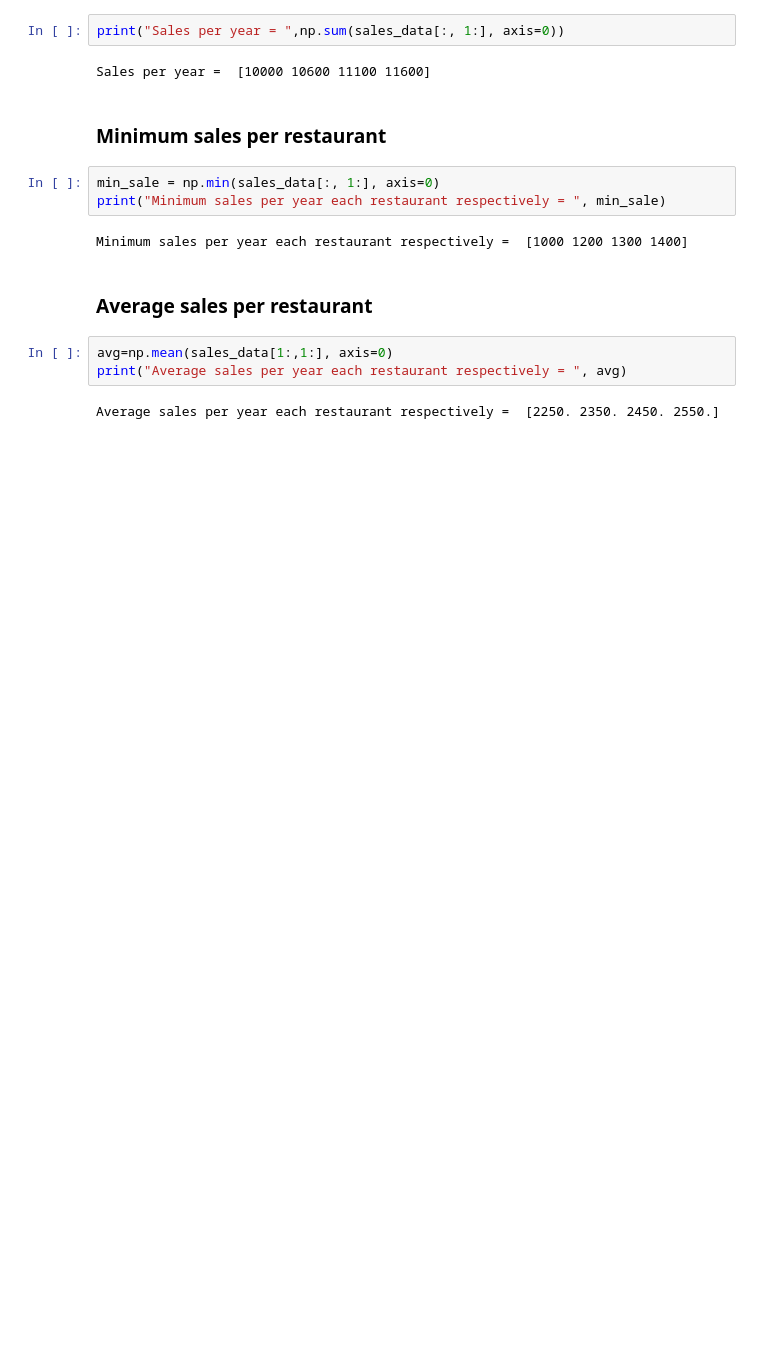
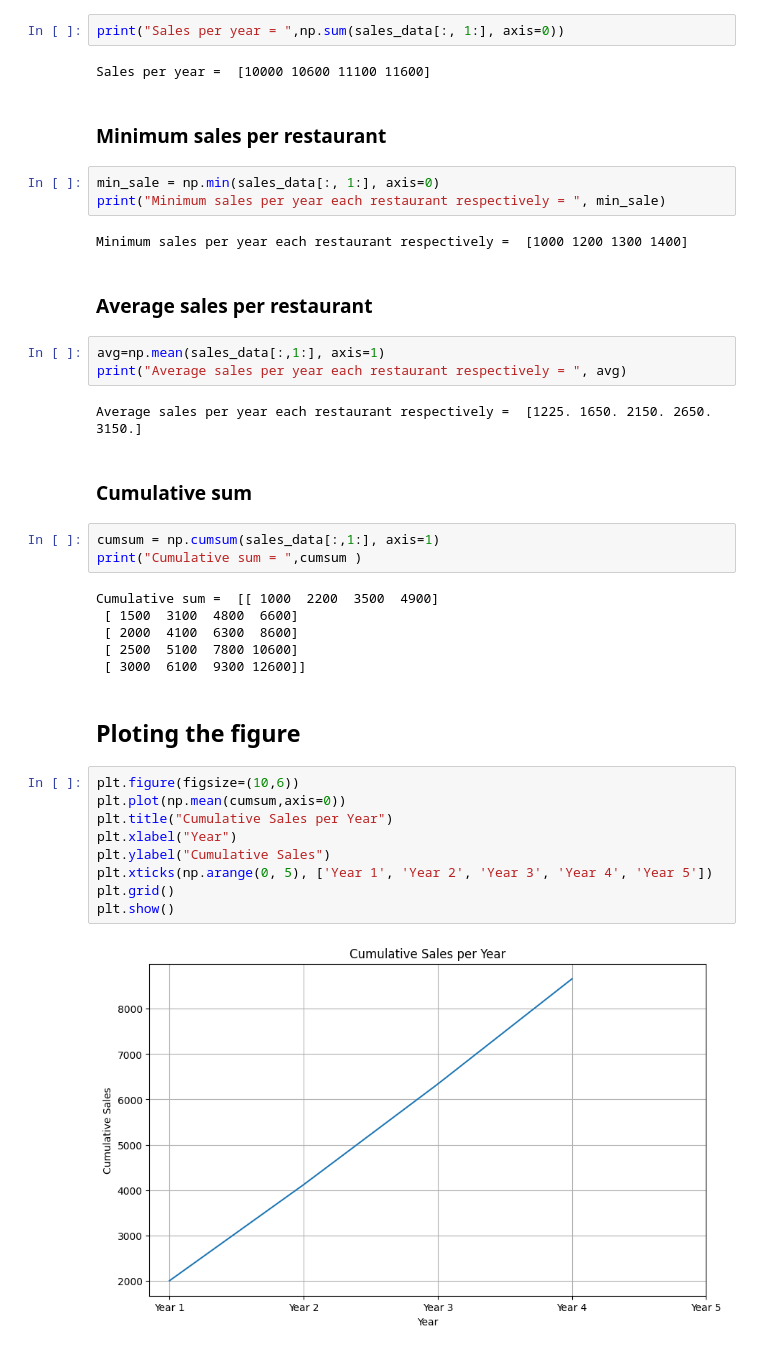
Before and after one commit to Aayushsah6969/Data, a Jupyter notebook: NUMPY/Projects/Restaurants_data.ipynb, the cells around one changed output. Cells and saved outputs as stored; diff of their text form; blank space fills up the shorter version.

```diff
--- a/NUMPY/Projects/Restaurants_data.ipynb
+++ b/NUMPY/Projects/Restaurants_data.ipynb
@@ -51,7 +51,31 @@ Minimum sales per year each restaurant respectively =  [1000 1200 1300 1400]
 # %% [markdown]
 ### Average sales per restaurant
 # %%
-avg=np.mean(sales_data[1:,1:], axis=0)
+avg=np.mean(sales_data[:,1:], axis=1)
 print("Average sales per year each restaurant respectively = ", avg)
 # %% [output]
-Average sales per year each restaurant respectively =  [2250. 2350. 2450. 2550.]
+Average sales per year each restaurant respectively =  [1225. 1650. 2150. 2650. 3150.]
+# %% [markdown]
+### Cumulative sum
+# %%
+cumsum = np.cumsum(sales_data[:,1:], axis=1)
+print("Cumulative sum = ",cumsum )
+# %% [output]
+Cumulative sum =  [[ 1000  2200  3500  4900]
+ [ 1500  3100  4800  6600]
+ [ 2000  4100  6300  8600]
+ [ 2500  5100  7800 10600]
+ [ 3000  6100  9300 12600]]
+# %% [markdown]
+## Ploting the figure
+# %%
+plt.figure(figsize=(10,6))
+plt.plot(np.mean(cumsum,axis=0))
+plt.title("Cumulative Sales per Year")
+plt.xlabel("Year")
+plt.ylabel("Cumulative Sales")
+plt.xticks(np.arange(0, 5), ['Year 1', 'Year 2', 'Year 3', 'Year 4', 'Year 5'])
+plt.grid()
+plt.show()
+# %% [output]
+[figure, added]
```
Also changed, not shown: 1 other file.
